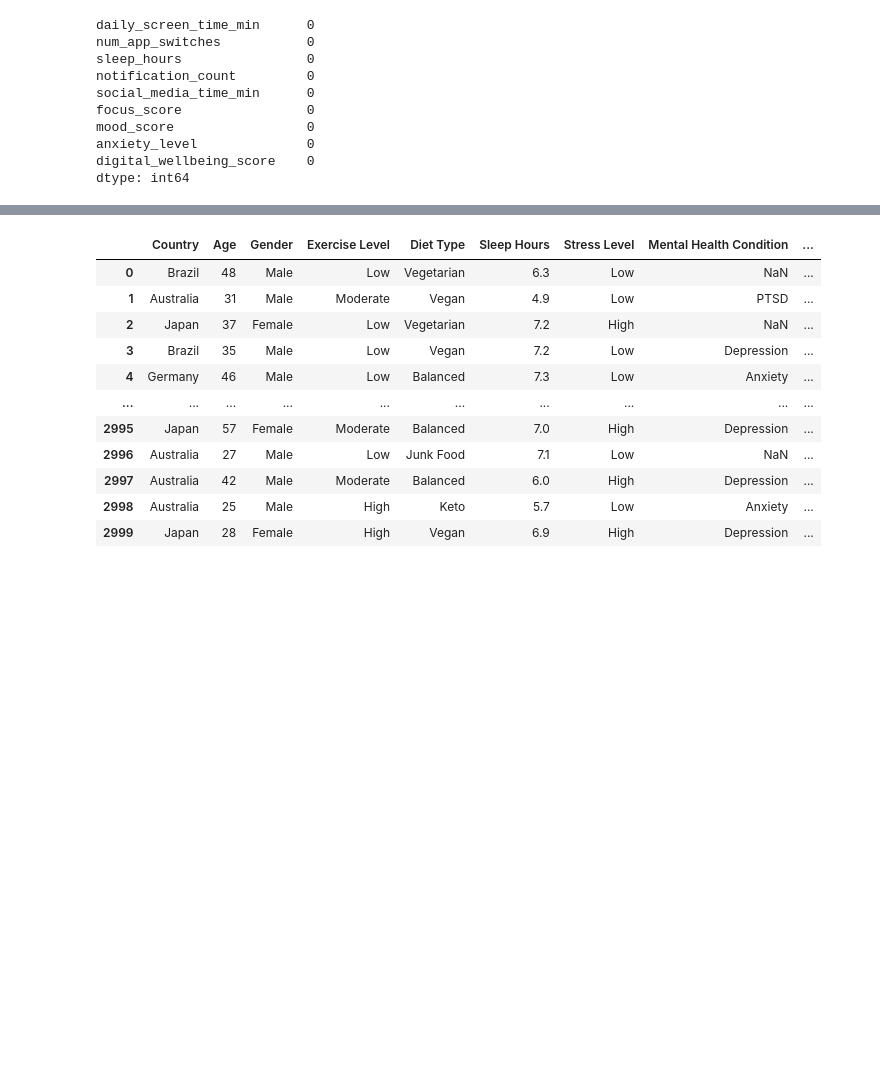
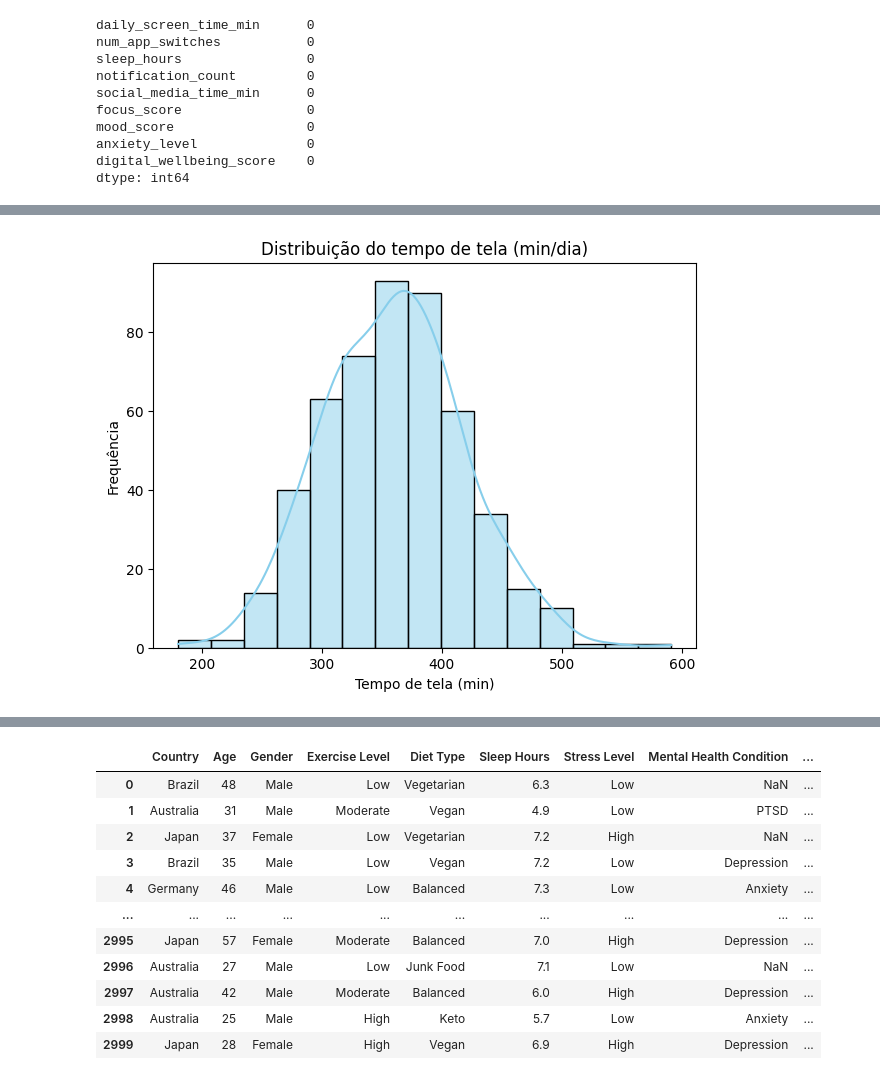
Before and after one commit to ramonsss/AnaliseDeDados, a Jupyter notebook: notebooks/main.ipynb, the cells around one changed output, grey strips where cells are left out. Saved outputs shown, nothing was run; the diff lists cells and outputs as text; code cells hidden in the pictures; blank space fills up the shorter version.

```diff
--- a/notebooks/main.ipynb
+++ b/notebooks/main.ipynb
@@ -52,0 +103,10 @@ dtype: int64
+# %%
+# ---- 1. Histograma do tempo de tela ----
+plt.figure(figsize=(7,5))
+sns.histplot(dfMD["daily_screen_time_min"], bins=15, kde=True, color="skyblue")
+plt.title("Distribuição do tempo de tela (min/dia)")
+plt.xlabel("Tempo de tela (min)")
+plt.ylabel("Frequência")
+plt.show()
+# %% [output]
+[figure, added]
```
Also changed, not shown: parts of 12 cells of this notebook, 1 other file.
